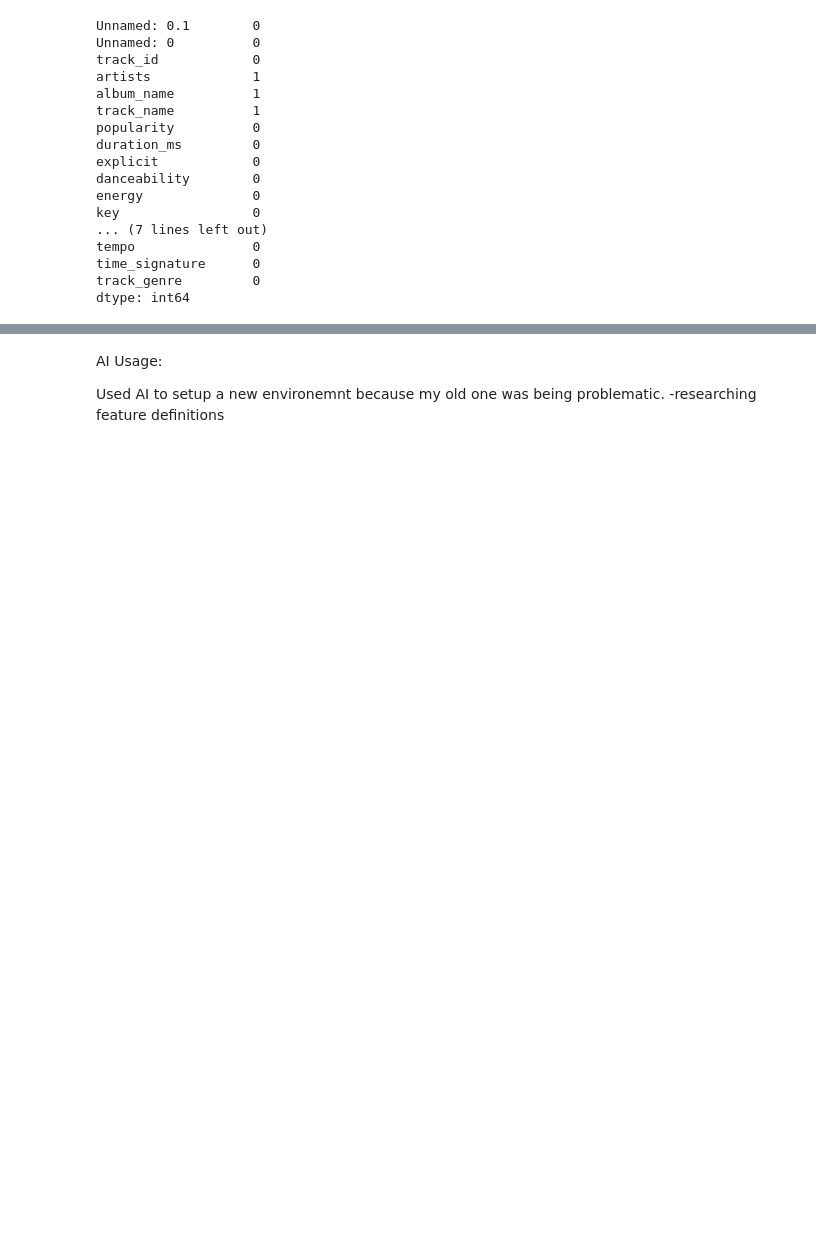
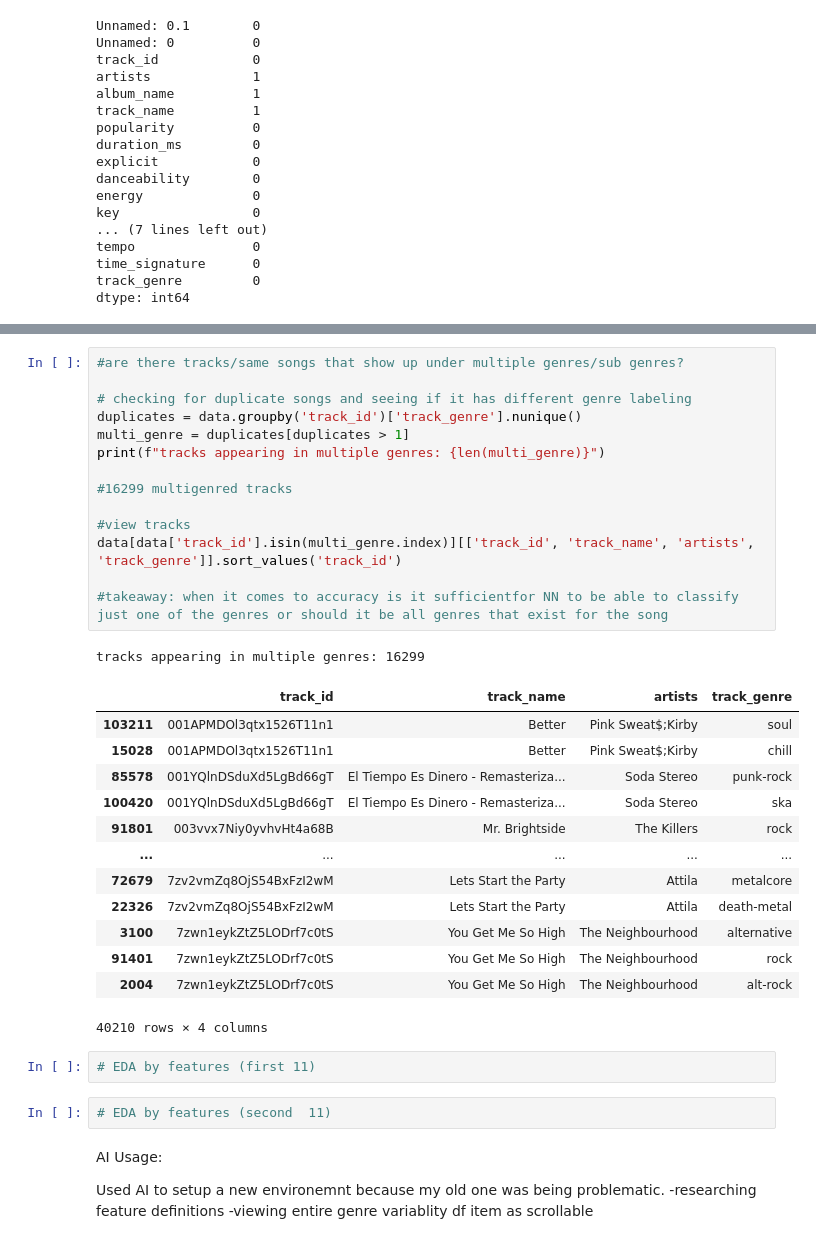
Before and after one commit to CindyX0/DS-340-Group-Project, a Jupyter notebook: Codebooks/EDA.ipynb, the cells around one changed output, grey strips where cells are left out. Drawn from its saved outputs; the diff is of its cells as text; blank space fills up the shorter version.

Commit message:
initial eda on overall dataset, genre frequency, multigenred tracks

```diff
--- a/Codebooks/EDA.ipynb
+++ b/Codebooks/EDA.ipynb
@@ -108,5 +167,39 @@ dtype: int64
+# %%
+#are there tracks/same songs that show up under multiple genres/sub genres?
+
+# checking for duplicate songs and seeing if it has different genre labeling
+duplicates = data.groupby('track_id')['track_genre'].nunique()
+multi_genre = duplicates[duplicates > 1]
+print(f"tracks appearing in multiple genres: {len(multi_genre)}")
+
+#16299 multigenred tracks
+
+#view tracks
+data[data['track_id'].isin(multi_genre.index)][['track_id', 'track_name', 'artists', 'track_genre']].sort_values('track_id')
+
+#takeaway: when it comes to accuracy is it sufficientfor NN to be able to classify just one of the genres or should it be all genres that exist for the song
+# %% [output]
+tracks appearing in multiple genres: 16299
+|  | track_id | track_name | artists | track_genre |
+| 103211 | 001APMDOl3qtx1526T11n1 | Better | Pink Sweat$;Kirby | soul |
+| 15028 | 001APMDOl3qtx1526T11n1 | Better | Pink Sweat$;Kirby | chill |
+| 85578 | 001YQlnDSduXd5LgBd66gT | El Tiempo Es Dinero - Remasteriza... | Soda Stereo | punk-rock |
+| 100420 | 001YQlnDSduXd5LgBd66gT | El Tiempo Es Dinero - Remasteriza... | Soda Stereo | ska |
+| 91801 | 003vvx7Niy0yvhvHt4a68B | Mr. Brightside | The Killers | rock |
+| ... | ... | ... | ... | ... |
+| 72679 | 7zv2vmZq8OjS54BxFzI2wM | Lets Start the Party | Attila | metalcore |
+| 22326 | 7zv2vmZq8OjS54BxFzI2wM | Lets Start the Party | Attila | death-metal |
+| 3100 | 7zwn1eykZtZ5LODrf7c0tS | You Get Me So High | The Neighbourhood | alternative |
+| 91401 | 7zwn1eykZtZ5LODrf7c0tS | You Get Me So High | The Neighbourhood | rock |
+| 2004 | 7zwn1eykZtZ5LODrf7c0tS | You Get Me So High | The Neighbourhood | alt-rock |
+40210 rows × 4 columns
+# %%
+# EDA by features (first 11)
+# %%
+# EDA by features (second  11)
 # %% [markdown]
 AI Usage:
 
 Used AI to setup a new environemnt because my old one was being problematic.
 -researching feature definitions
+-viewing entire genre variablity df item as scrollable
```
Also changed, not shown: parts of 1 cell of this notebook, 1 other file.
